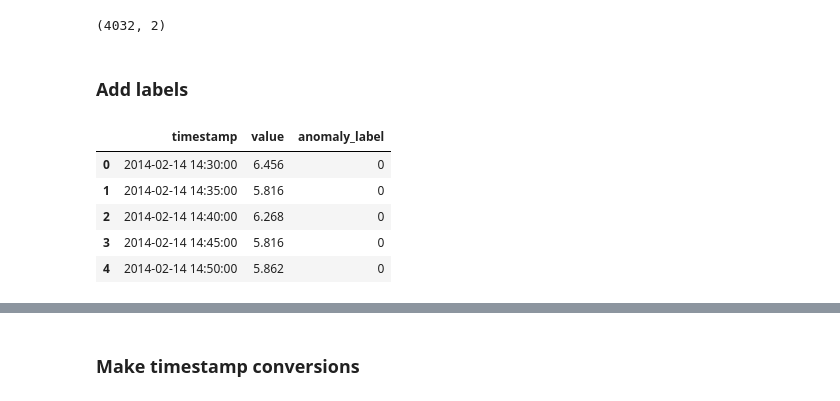
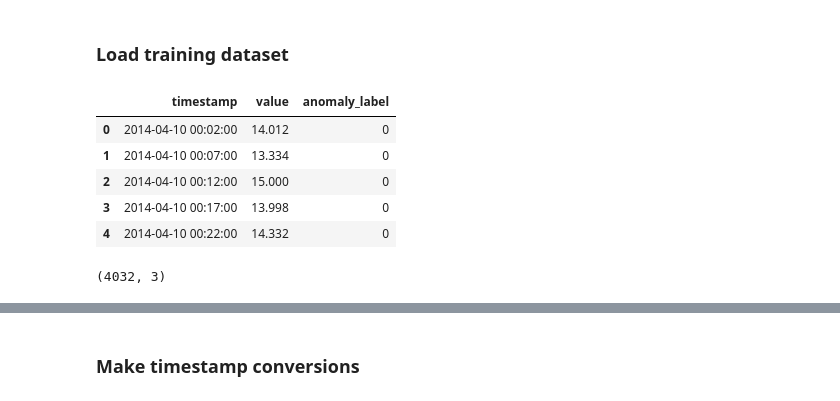
Before and after one commit to Lohika-Labs/time-series-anomaly-detection, a Jupyter notebook: anomaly_AWS.ipynb, the cells around one changed output, grey strips where cells are left out. Drawn from its saved outputs; the diff is of its cells as text; code cells hidden in the pictures.

```diff
--- a/anomaly_AWS.ipynb
+++ b/anomaly_AWS.ipynb
@@ -16,35 +17,0 @@ nab_path = './NAB'
-# %%
-nab_data_path = nab_path + '/data/'
-
-file1 = 'realAWSCloudwatch/rds_cpu_utilization_cc0c53.csv'
-file2 = 'realAWSCloudwatch/rds_cpu_utilization_e47b3b.csv'
-
-train_df = pd.read_csv(nab_data_path + file1)
-test_df = pd.read_csv(nab_data_path + file2)
-train_df.shape
-# %% [output]
-(4032, 2)
-# %% [markdown]
-### Add labels
-# %%
-labels_path = nab_path + '/labels/combined_labels.json'
-
-file = open(labels_path, 'r')
-content = file.read()
-labels = json.loads(content)
-file.close()
-
-train_df['anomaly_label'] = train_df['timestamp'].isin(
-    labels[file1]).astype(int)
-
-test_df['anomaly_label'] = test_df['timestamp'].isin(
-    labels[file2]).astype(int)
-
-train_df.head()
-# %% [output]
-|  | timestamp | value | anomaly_label |
-| 0 | 2014-02-14 14:30:00 | 6.456 | 0 |
-| 1 | 2014-02-14 14:35:00 | 5.816 | 0 |
-| 2 | 2014-02-14 14:40:00 | 6.268 | 0 |
-| 3 | 2014-02-14 14:45:00 | 5.816 | 0 |
-| 4 | 2014-02-14 14:50:00 | 5.862 | 0 |
@@ -50,0 +24,23 @@ train_df.head()
+# %% [markdown]
+### Load training dataset
+# %%
+def load_data_frame(file_name):
+    data_frame = pd.read_csv(nab_data_path + file_name)
+    data_frame['anomaly_label'] = data_frame['timestamp'].isin(labels[file_name]).astype(int)
+    return data_frame
+
+training_file_name = 'realAWSCloudwatch/rds_cpu_utilization_e47b3b.csv'
+
+training_data_frame = load_data_frame(training_file_name)
+training_data_frame.head()
+# %% [output]
+|  | timestamp | value | anomaly_label |
+| 0 | 2014-04-10 00:02:00 | 14.012 | 0 |
+| 1 | 2014-04-10 00:07:00 | 13.334 | 0 |
+| 2 | 2014-04-10 00:12:00 | 15.000 | 0 |
+| 3 | 2014-04-10 00:17:00 | 13.998 | 0 |
+| 4 | 2014-04-10 00:22:00 | 14.332 | 0 |
+# %%
+training_data_frame.shape
+# %% [output]
+(4032, 3)
```
Also changed, not shown: parts of 23 cells of this notebook.
